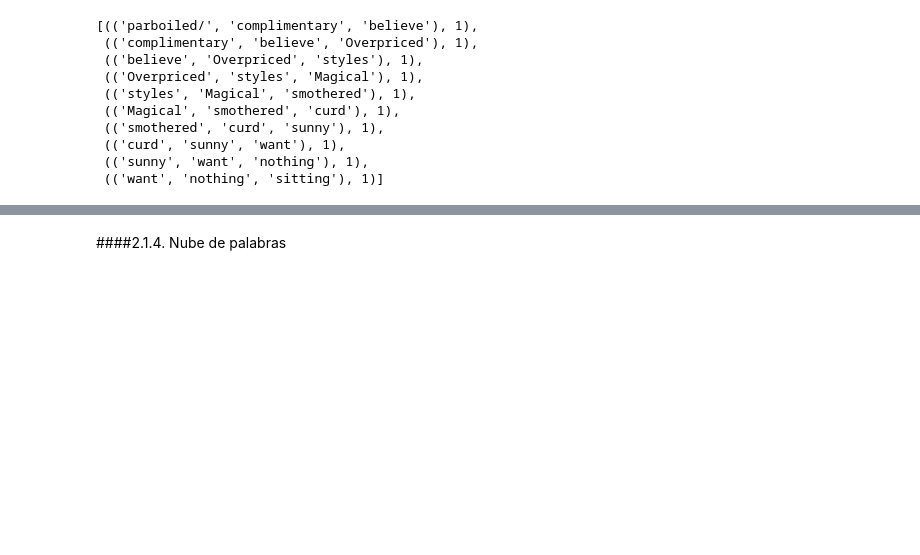
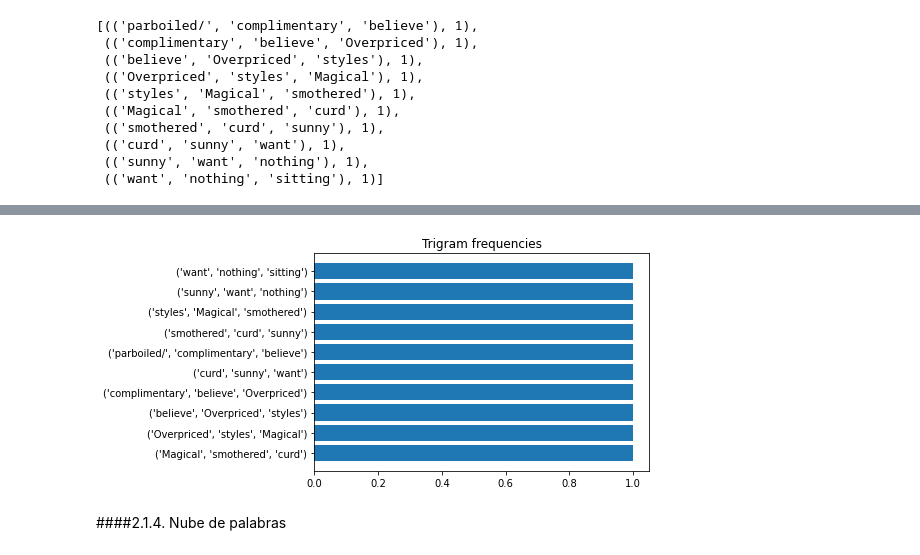
Before and after one commit to L120Git/NLP_Google_Restaurants, a Jupyter notebook: 1_NLP_carga_y_analisis.ipynb, the cells around one changed output, grey strips where cells are left out. Saved outputs shown, nothing was run; the diff lists cells and outputs as text; code cells hidden in the pictures; blank space fills up the shorter version.

```diff
--- a/1_NLP_carga_y_analisis.ipynb
+++ b/1_NLP_carga_y_analisis.ipynb
@@ -766,3 +807,9 @@ trigrams_freq_ts.most_common(10)
+# %%
+plt.barh(tgs_, tgs_f_)
+plt.title('Trigram frequencies')
+plt.show()
+# %% [output]
+[figure, added]
 # %% [markdown]
 ####2.1.4. Nube de palabras
 # %%
```
Also changed, not shown: parts of 9 cells of this notebook, 1 other file.
